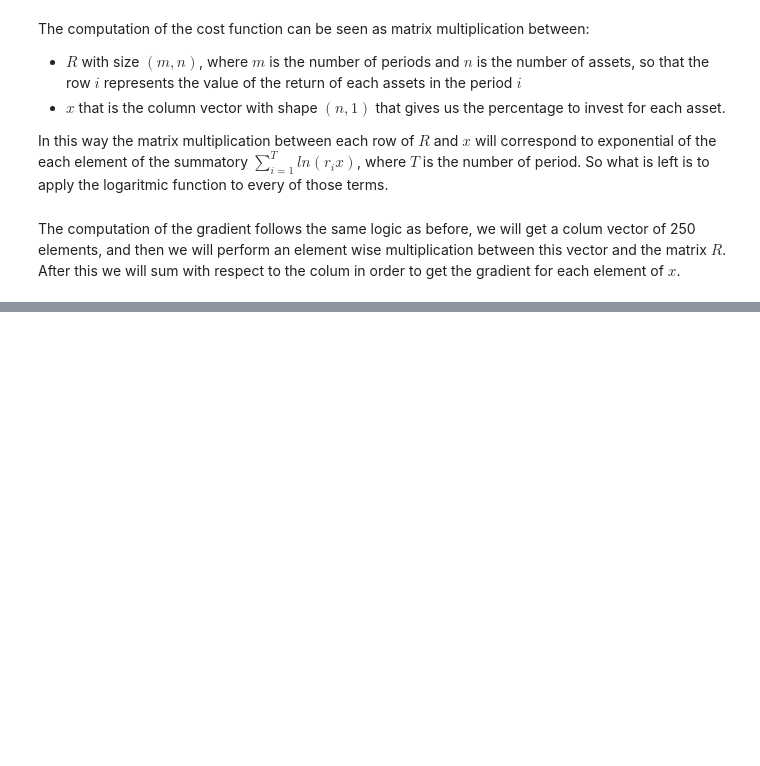
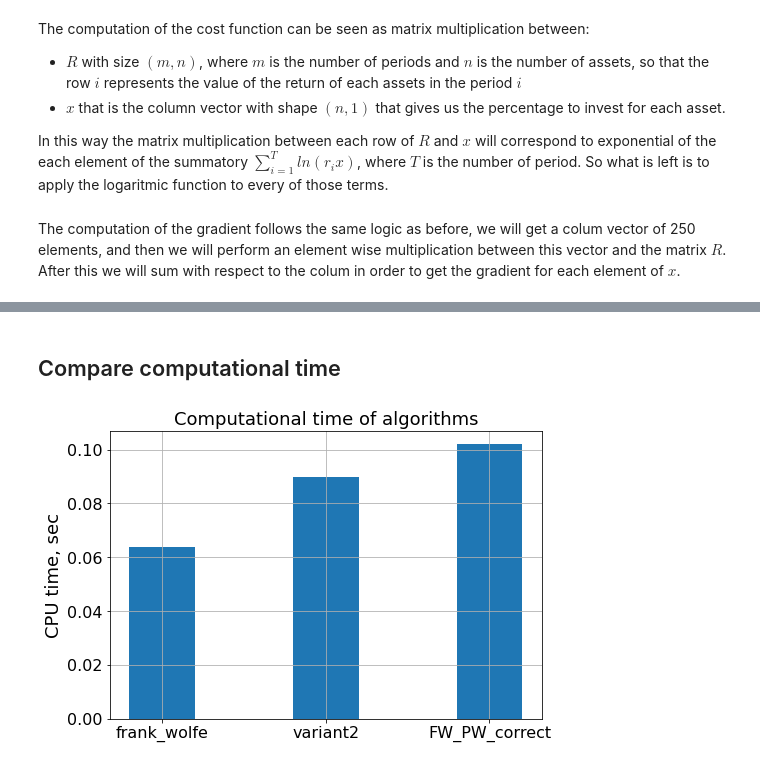
Before and after one commit to PashaIanko/Portfolio-Optimization, a Jupyter notebook: experiments.ipynb, the cells around one changed output, grey strips where cells are left out. Cells and saved outputs as stored; diff of their text form; code cells hidden in the pictures; blank space fills up the shorter version.

```diff
--- a/experiments.ipynb
+++ b/experiments.ipynb
@@ -299,0 +354,10 @@ FW_PW_correct  has done a correct execution
+# %% [markdown]
+## Compare computational time
+# %%
+plot_bar_scores(
+    {k: v[0] for k, v in dts.items()},
+    'CPU time, sec',
+    'Computational time of algorithms'
+)
+# %% [output]
+[figure, added]
```
Also changed, not shown: parts of 16 cells of this notebook.
